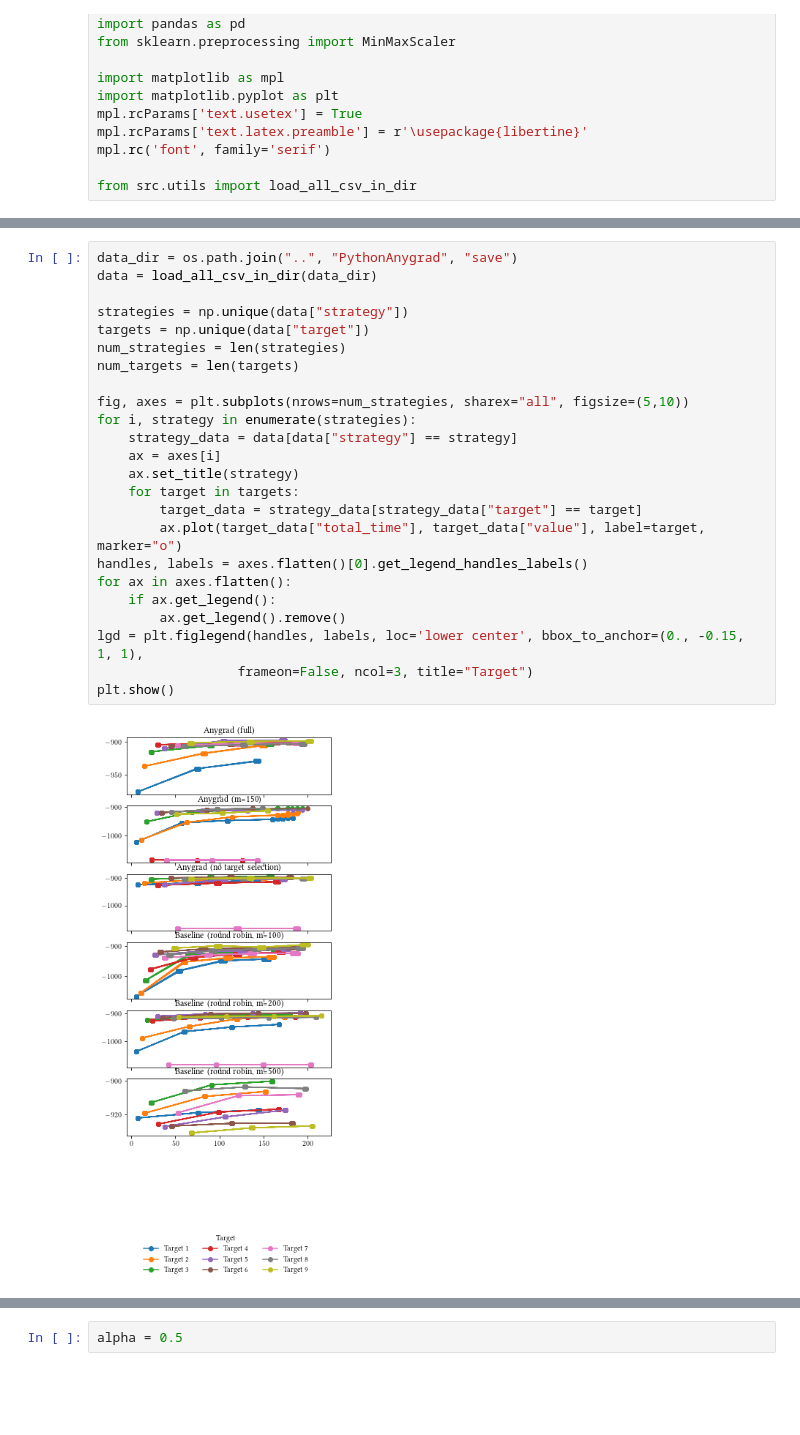
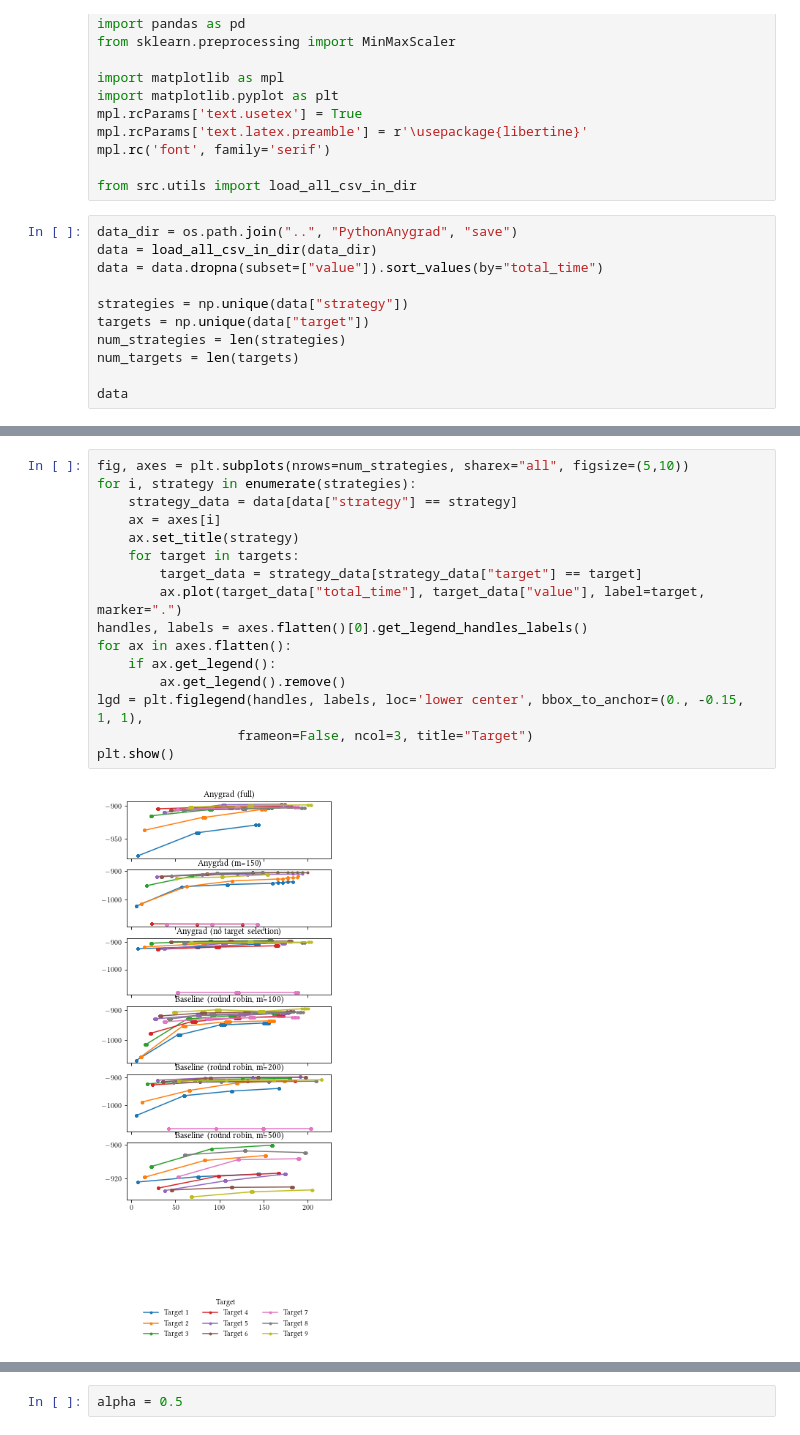
Before and after one commit to heymarco/anygrad, a Jupyter notebook: plotting/evaluate_autoencoder.ipynb, the cells around one changed output, grey strips where cells are left out. Cells and saved outputs as stored; diff of their text form; blank space fills up the shorter version.

```diff
--- a/plotting/evaluate_autoencoder.ipynb
+++ b/plotting/evaluate_autoencoder.ipynb
@@ -12,3 +12,14 @@ mpl.rcParams['text.latex.preamble'] = r'\usepackage{libertine}'
 mpl.rc('font', family='serif')
 
 from src.utils import load_all_csv_in_dir
+# %%
+data_dir = os.path.join("..", "PythonAnygrad", "save")
+data = load_all_csv_in_dir(data_dir)
+data = data.dropna(subset=["value"]).sort_values(by="total_time")
+
+strategies = np.unique(data["strategy"])
+targets = np.unique(data["target"])
+num_strategies = len(strategies)
+num_targets = len(targets)
+
+data
@@ -15,26 +43,18 @@ from src.utils import load_all_csv_in_dir
 # %%
-data_dir = os.path.join("..", "PythonAnygrad", "save")
-data = load_all_csv_in_dir(data_dir)
-
-strategies = np.unique(data["strategy"])
-targets = np.unique(data["target"])
-num_strategies = len(strategies)
-num_targets = len(targets)
-
 fig, axes = plt.subplots(nrows=num_strategies, sharex="all", figsize=(5,10))
 for i, strategy in enumerate(strategies):
     strategy_data = data[data["strategy"] == strategy]
     ax = axes[i]
     ax.set_title(strategy)
     for target in targets:
         target_data = strategy_data[strategy_data["target"] == target]
-        ax.plot(target_data["total_time"], target_data["value"], label=target, marker="o")
+        ax.plot(target_data["total_time"], target_data["value"], label=target, marker=".")
 handles, labels = axes.flatten()[0].get_legend_handles_labels()
 for ax in axes.flatten():
     if ax.get_legend():
         ax.get_legend().remove()
 lgd = plt.figlegend(handles, labels, loc='lower center', bbox_to_anchor=(0., -0.15, 1, 1),
                   frameon=False, ncol=3, title="Target")
 plt.show()
 # %% [output]
-[figure, old version]
+[figure, new version]
```
Also changed, not shown: parts of 10 cells of this notebook, 1 other file.
